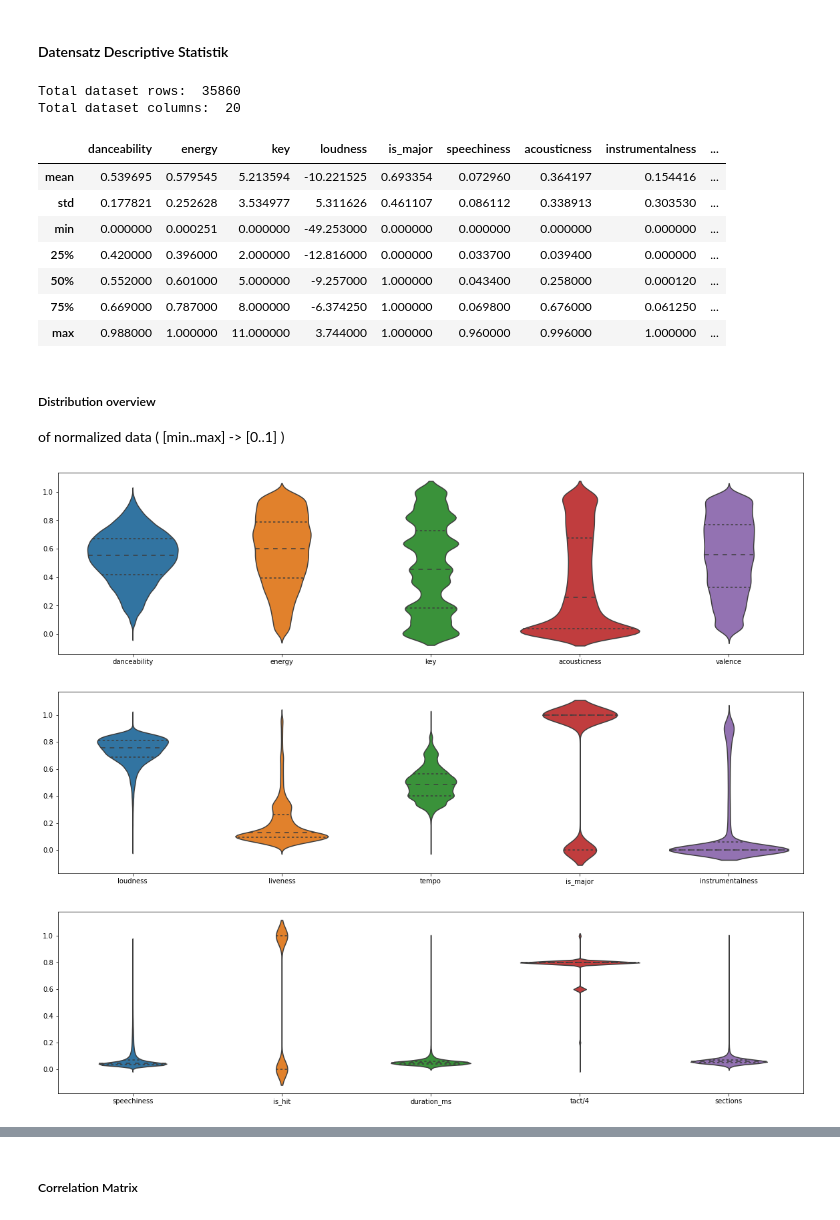
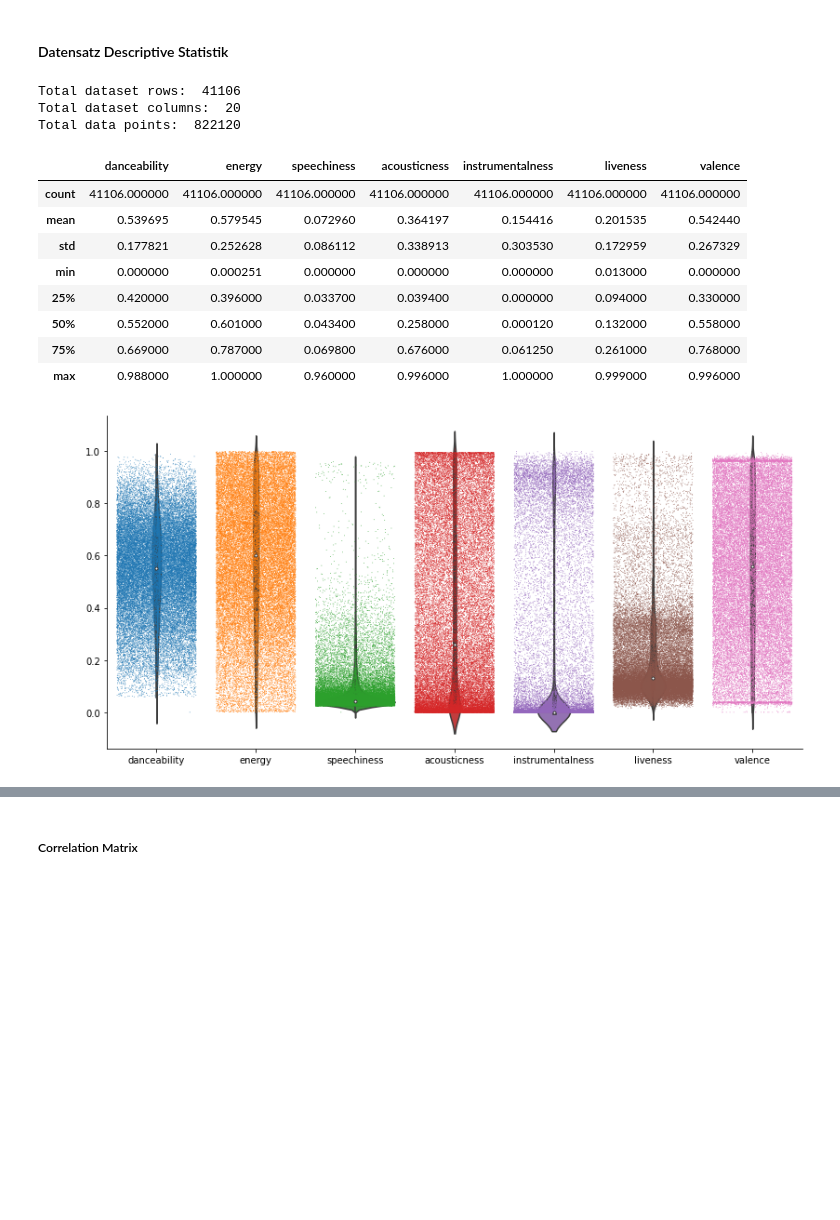
Before and after one commit to aexsi/HCC_VIS_TEAM9, a Jupyter notebook: VIS.ipynb, the cells around one changed output, grey strips where cells are left out. Drawn from its saved outputs; the diff is of its cells as text; code cells hidden in the pictures; blank space fills up the shorter version.

```diff
--- a/VIS.ipynb
+++ b/VIS.ipynb
@@ -59,29 +59,41 @@ Datensatz ist <b>multivariant</b><br><br>
 # %%
 import numpy as np
 import pandas as pd
 import matplotlib.pyplot as plt
 import seaborn as sb
 
 url = 'https://github.com/aexsi/HCC_VIS_TEAM9/raw/main/Dataset_Total.csv'
 df = pd.read_csv(url)
 
 
 #some columns are named ubiquitous
 df = df.rename(columns={"target": "is_hit", "mode": "is_major", "time_signature": "tact/4"})
 
-desc = df.describe(include='all')
+print( 'Total dataset rows: ', len(df.index) )
+print( 'Total dataset columns: ', len(df.columns) )
+print( 'Total data points: ', len(df.index)*len(df.columns) )
+
+dfnrm = df[['danceability', 'energy', 'speechiness', 'acousticness', 'instrumentalness', 'liveness', 'valence']]
+
+desc = dfnrm.describe(include='all')
 count = desc.iloc[1,1]
-print( 'Total dataset rows: ', count )
-print( 'Total dataset columns: ', len(desc.columns) )#, '(', desc.columns, ')' )
-desc.iloc[4:,4:]
+
+display(desc)
+
+cp = sb.catplot( data=dfnrm, jitter=0.4, height=5.5, aspect=2, s=0.8 )
+x = cp.axes[0,0].set_ylabel(" ", fontsize = 40)
+vp = sb.violinplot( data = dfnrm )
 # %% [output]
-Total dataset rows:  35860
+Total dataset rows:  41106
 Total dataset columns:  20
+Total data points:  822120
-|  | danceability | energy | key | loudness | is_major | speechiness | acousticness | instrumentalness | ... |
-| mean | 0.539695 | 0.579545 | 5.213594 | -10.221525 | 0.693354 | 0.072960 | 0.364197 | 0.154416 | ... |
-| std | 0.177821 | 0.252628 | 3.534977 | 5.311626 | 0.461107 | 0.086112 | 0.338913 | 0.303530 | ... |
-| min | 0.000000 | 0.000251 | 0.000000 | -49.253000 | 0.000000 | 0.000000 | 0.000000 | 0.000000 | ... |
-| 25% | 0.420000 | 0.396000 | 2.000000 | -12.816000 | 0.000000 | 0.033700 | 0.039400 | 0.000000 | ... |
-| 50% | 0.552000 | 0.601000 | 5.000000 | -9.257000 | 1.000000 | 0.043400 | 0.258000 | 0.000120 | ... |
-| 75% | 0.669000 | 0.787000 | 8.000000 | -6.374250 | 1.000000 | 0.069800 | 0.676000 | 0.061250 | ... |
-| max | 0.988000 | 1.000000 | 11.000000 | 3.744000 | 1.000000 | 0.960000 | 0.996000 | 1.000000 | ... |
+|  | danceability | energy | speechiness | acousticness | instrumentalness | liveness | valence |
+| count | 41106.000000 | 41106.000000 | 41106.000000 | 41106.000000 | 41106.000000 | 41106.000000 | 41106.000000 |
+| mean | 0.539695 | 0.579545 | 0.072960 | 0.364197 | 0.154416 | 0.201535 | 0.542440 |
+| std | 0.177821 | 0.252628 | 0.086112 | 0.338913 | 0.303530 | 0.172959 | 0.267329 |
+| min | 0.000000 | 0.000251 | 0.000000 | 0.000000 | 0.000000 | 0.013000 | 0.000000 |
+| 25% | 0.420000 | 0.396000 | 0.033700 | 0.039400 | 0.000000 | 0.094000 | 0.330000 |
+| 50% | 0.552000 | 0.601000 | 0.043400 | 0.258000 | 0.000120 | 0.132000 | 0.558000 |
+| 75% | 0.669000 | 0.787000 | 0.069800 | 0.676000 | 0.061250 | 0.261000 | 0.768000 |
+| max | 0.988000 | 1.000000 | 0.960000 | 0.996000 | 1.000000 | 0.999000 | 0.996000 |
+[figure, added]
@@ -104,17 +99,0 @@ df_norm['sections'] = minmax_norm(df['sections'])
-# %% [markdown]
-##### Distribution overview
-of normalized data ( [min..max] -> [0..1] )
-# %%
-plt.figure(figsize=(20,5))
-sb.violinplot( data = df_norm.iloc[:,[0,1,2,6,9]], inner='quart' )
-plt.show()
-plt.figure(figsize=(20,5))
-sb.violinplot( data = df_norm.iloc[:,[3,8,10,4,7]], inner='quart' )
-plt.show()
-plt.figure(figsize=(20,5))
-sb.violinplot( data = df_norm.iloc[:,[5,15,11,12,14]], inner='quart' )
-plt.show()
-# %% [output]
-[figure, removed]
-[figure, removed]
-[figure, removed]
```
Also changed, not shown: parts of 9 cells of this notebook.
